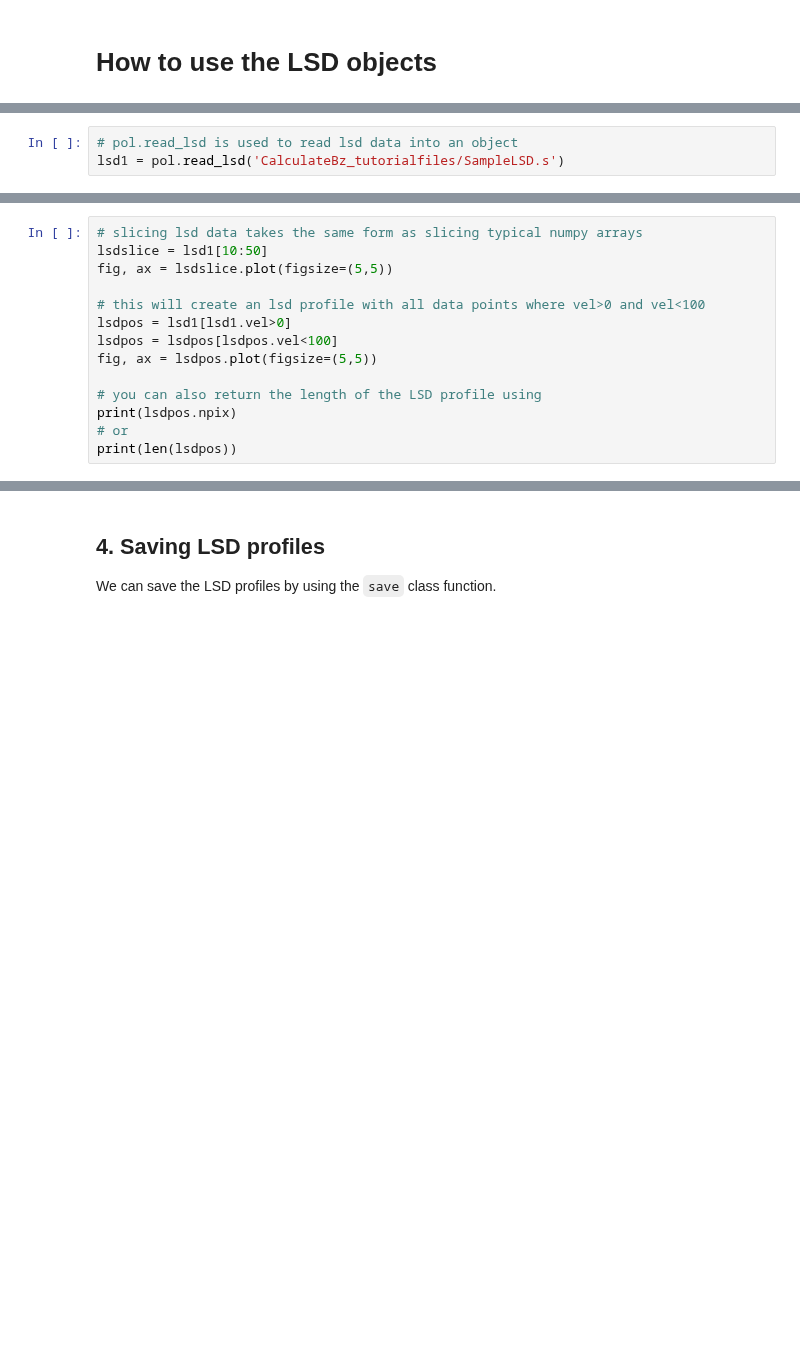
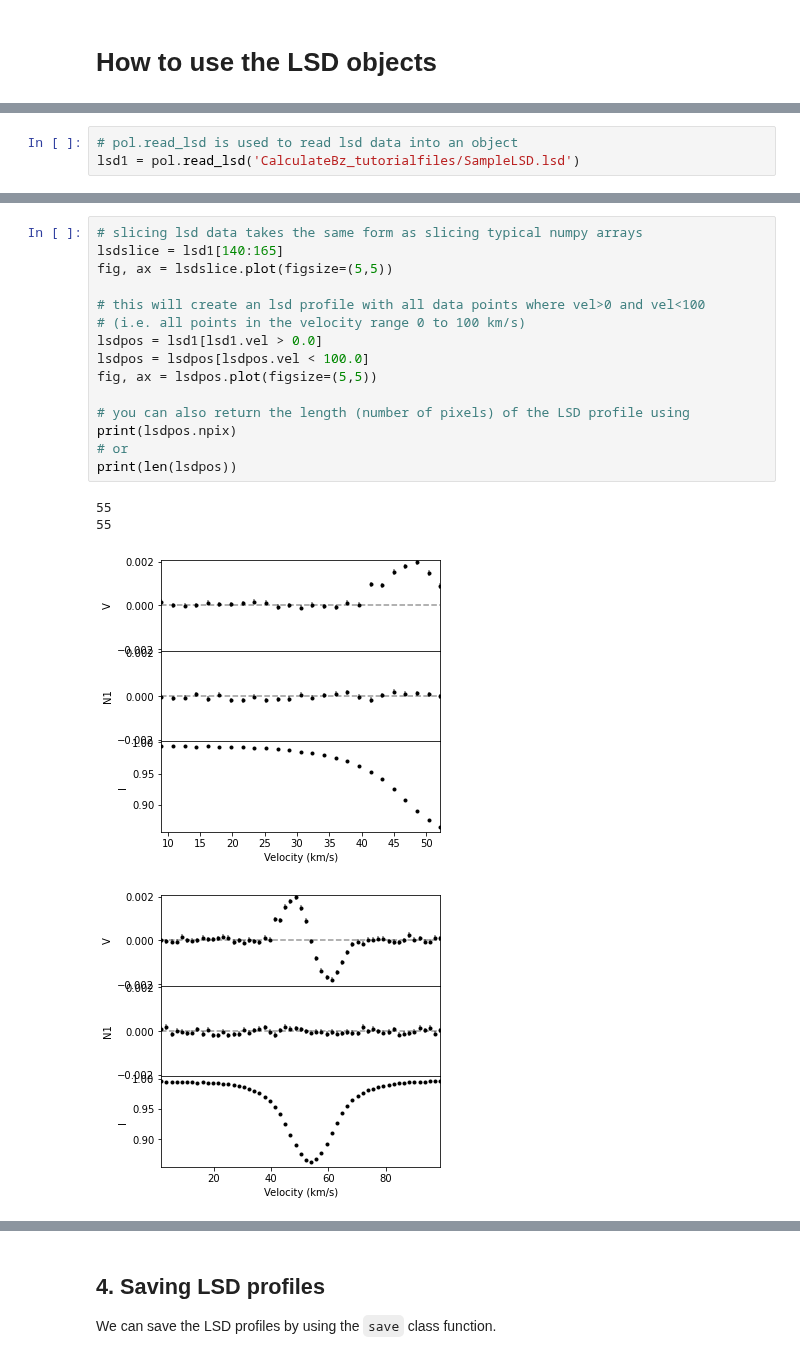
Before and after one commit to folsomcp/specpolFlow, a Jupyter notebook: docs-jb/Tutorials/5-LSDClass_Tutorial.ipynb, the cells around one changed output, grey strips where cells are left out. Drawn from its saved outputs; the diff is of its cells as text; blank space fills up the shorter version.

Commit message:
polishing the LSD class tutorial

```diff
--- a/docs-jb/Tutorials/5-LSDClass_Tutorial.ipynb
+++ b/docs-jb/Tutorials/5-LSDClass_Tutorial.ipynb
@@ -25,3 +21,3 @@ One can plot the results with `plot` directly with SpecpolFlow. This function co
 # %%
 # pol.read_lsd is used to read lsd data into an object
-lsd1 = pol.read_lsd('CalculateBz_tutorialfiles/SampleLSD.s')
+lsd1 = pol.read_lsd('CalculateBz_tutorialfiles/SampleLSD.lsd')
@@ -34,16 +34,22 @@ You are able to select subsections of LSD data in the same way you manipulate nu
 # %%
 # slicing lsd data takes the same form as slicing typical numpy arrays
-lsdslice = lsd1[10:50]
+lsdslice = lsd1[140:165]
 fig, ax = lsdslice.plot(figsize=(5,5))
 
 # this will create an lsd profile with all data points where vel>0 and vel<100
-lsdpos = lsd1[lsd1.vel>0]
-lsdpos = lsdpos[lsdpos.vel<100]
+# (i.e. all points in the velocity range 0 to 100 km/s)
+lsdpos = lsd1[lsd1.vel > 0.0]
+lsdpos = lsdpos[lsdpos.vel < 100.0]
 fig, ax = lsdpos.plot(figsize=(5,5))
 
-# you can also return the length of the LSD profile using
+# you can also return the length (number of pixels) of the LSD profile using
 print(lsdpos.npix)
 # or
 print(len(lsdpos))
+# %% [output]
+55
+55
+[figure, added]
+[figure, added]
 # %% [markdown]
 ## 3. Normalization, weights, and velocity shifts
```
Also changed, not shown: parts of 15 cells of this notebook, 4 other files.
